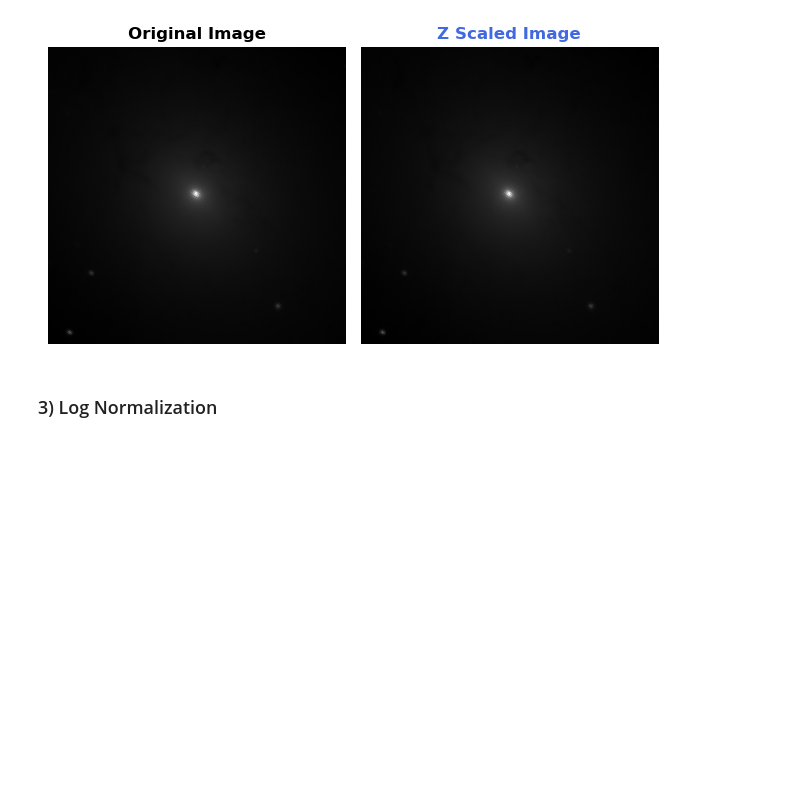
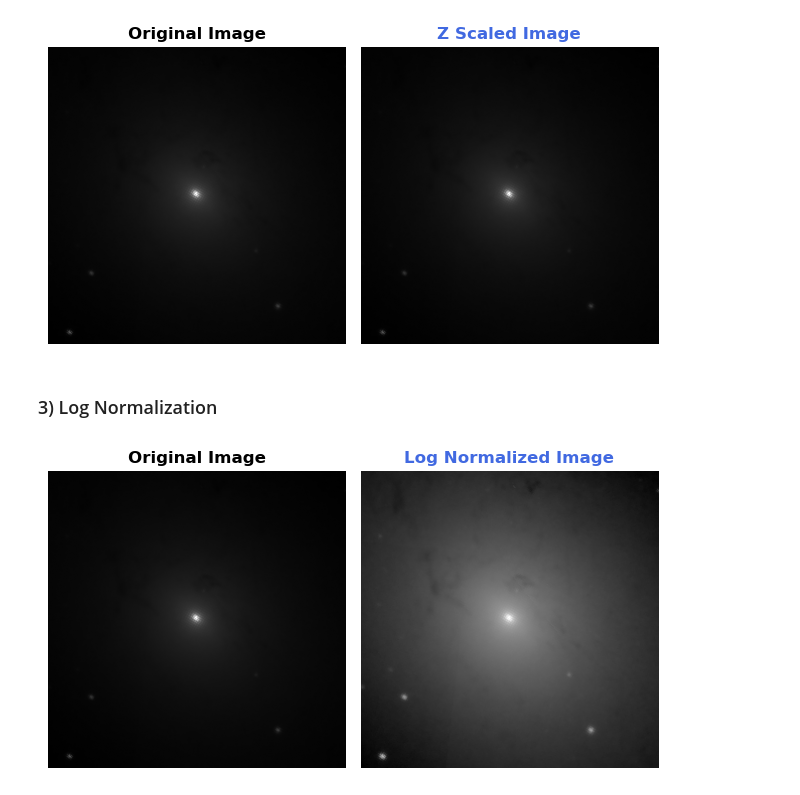
Before and after one commit to Michal-Radomski/Python-Data-Visualization, a Jupyter notebook: 05 Astronomy Research/02_image_data_visualization.ipynb, the cells around one changed output. Drawn from its saved outputs; the diff is of its cells as text; code cells hidden in the pictures; blank space fills up the shorter version.

Commit message:
Astronomy Research Data Analysis with Python course - commit 11

```diff
--- a/05 Astronomy Research/02_image_data_visualization.ipynb
+++ b/05 Astronomy Research/02_image_data_visualization.ipynb
@@ -245,3 +245,13 @@ compare_pixels(zscaled_array, title='Z Scaled Image')
 [figure]
 # %% [markdown]
 ### 3) Log Normalization
+# %%
+# Log Normalization is simply the log of pixels! Create a function for the same!
+def log_normalization(pixel_array):
+  return np.log(pixel_array)
+# %%
+# Visualize the log normalization on M31 data
+log_norm_array = log_normalization(M31_Pixels)
+compare_pixels(log_norm_array, title='Log Normalized Image')
+# %% [output]
+[figure, added]
```
Also changed, not shown: parts of 7 cells of this notebook.
